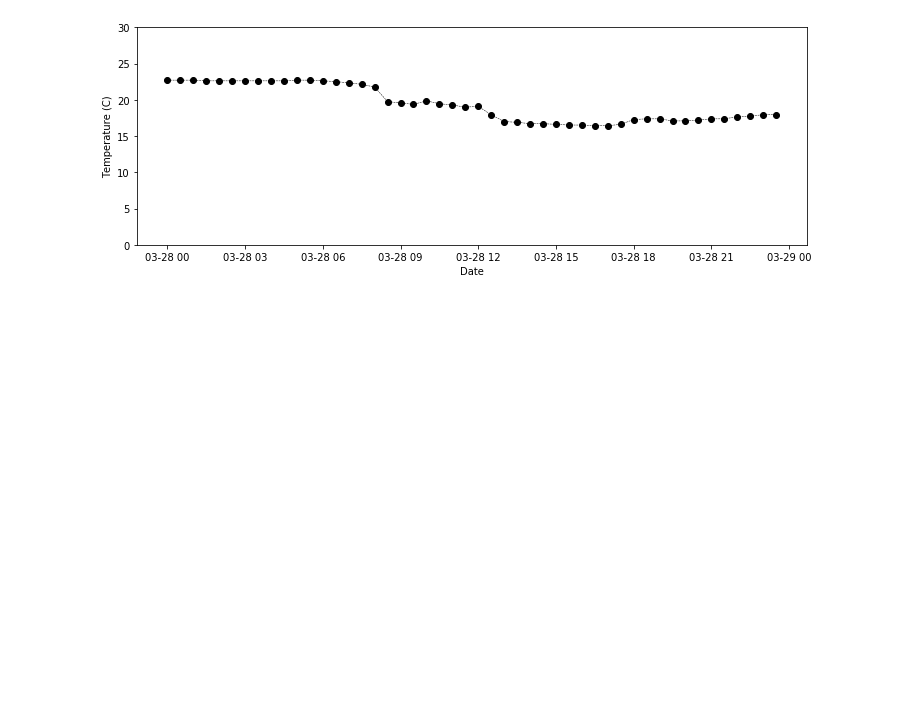
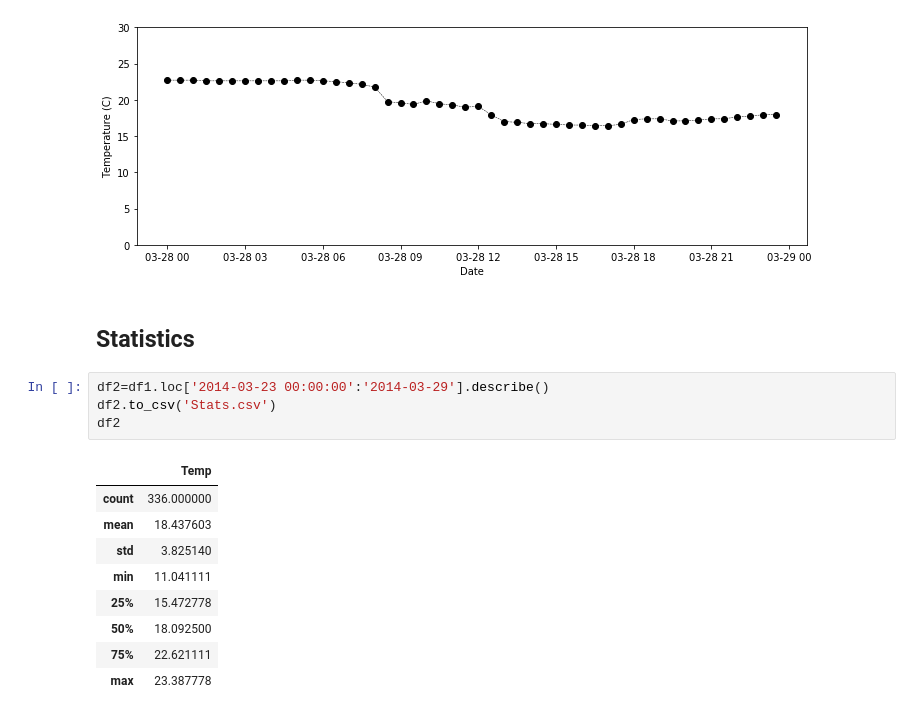
Before and after one commit to stevenkfirth/ERBE_EDA, a Jupyter notebook: Week_3_SingleHoboSensorNotebook/HoboAnalysis_191017.ipynb, the cells around one changed output. Cells and saved outputs as stored; diff of their text form; blank space fills up the shorter version.

```diff
--- a/Week_3_SingleHoboSensorNotebook/HoboAnalysis_191017.ipynb
+++ b/Week_3_SingleHoboSensorNotebook/HoboAnalysis_191017.ipynb
@@ -119,3 +141,19 @@ plt.show()
 # %% [output]
 PLOT_FILENAME: test.png
 [figure]
+# %% [markdown]
+## Statistics
+# %%
+df2=df1.loc['2014-03-23 00:00:00':'2014-03-29'].describe()
+df2.to_csv('Stats.csv')
+df2
+# %% [output]
+|  | Temp |
+| count | 336.000000 |
+| mean | 18.437603 |
+| std | 3.825140 |
+| min | 11.041111 |
+| 25% | 15.472778 |
+| 50% | 18.092500 |
+| 75% | 22.621111 |
+| max | 23.387778 |
```
Also changed, not shown: parts of 1 cell of this notebook, 7 other files.
